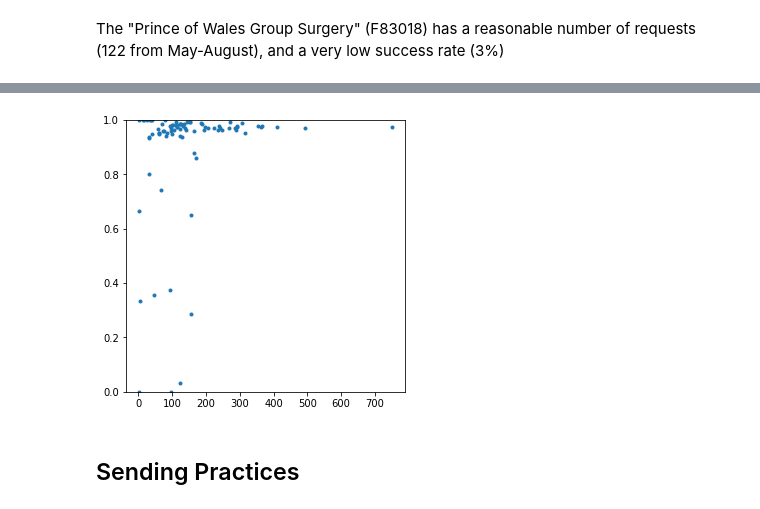
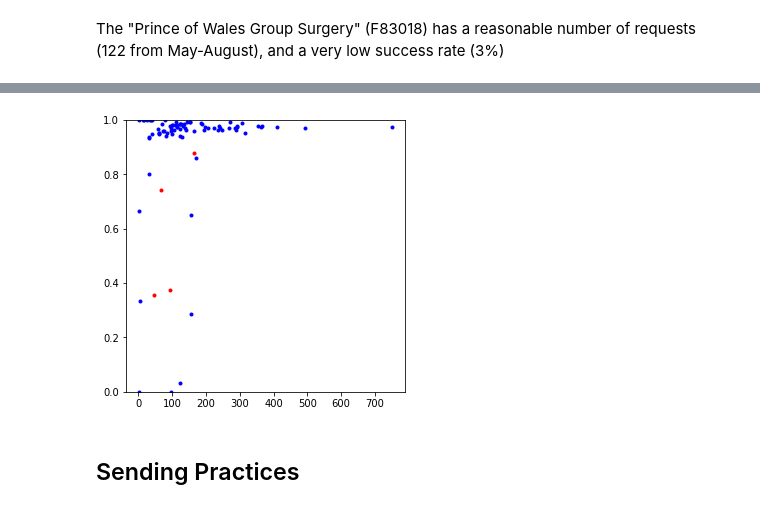
Before and after one commit to nhsconnect/prm-gp2gp-data-sandbox, a Jupyter notebook: notebooks/01-PRMT-365--GP2GP-transaction-and-failure-volume.ipynb, the cells around one changed output, grey strips where cells are left out. Drawn from its saved outputs; the diff is of its cells as text; code cells hidden in the pictures.

```diff
--- a/notebooks/01-PRMT-365--GP2GP-transaction-and-failure-volume.ipynb
+++ b/notebooks/01-PRMT-365--GP2GP-transaction-and-failure-volume.ipynb
@@ -52,0 +73,3 @@ import data
+# %%
+def select_supplier(supplier):
+    return lambda df: df["Supplier"] == supplier
@@ -71,9 +111,14 @@ ods_lookup = pd.read_csv(
 # %%
-requestor_view_aggregated_over_time = requestor_view.groupby(by="RequestorODS").sum()[
-    ["RegistrationCount", "RequestCount", "IntegratedCount", "SuppressedCount", "SuccessCount"]
-]
-requestor_view_aggregated_over_time["SuccessRate"] = (requestor_view_aggregated_over_time["SuccessCount"]
-                                                      /requestor_view_aggregated_over_time["RequestCount"])
+requestor_view_aggregated_over_time = (
+    requestor_view
+    .groupby(by="RequestorODS")
+    .sum()
+    [["RegistrationCount", "RequestCount", "IntegratedCount", "SuppressedCount", "SuccessCount"]]
+)
+requestor_view_aggregated_over_time["SuccessRate"] = (
+    requestor_view_aggregated_over_time["SuccessCount"]
+    /requestor_view_aggregated_over_time["RequestCount"]
+)
 requestor_view_aggregated_over_time = pd.merge(
     requestor_view_aggregated_over_time,
     ods_lookup,
@@ -276,12 +422,15 @@ We have contact with people from the "NORTH WEST LONDON COLLABORATION OF CLINICA
 # %% [markdown]
 ## Requesting Practices
 # %%
-nw_london_requesting_practices_view = requestor_view_aggregated_over_time.loc[
-    requestor_view_aggregated_over_time["Postcode"].str.contains('^NW', regex=True, na=False)
-].sort_values(by="SuccessRate", ascending=True)
+nw_london_requesting_practices_view = (
+    requestor_view_aggregated_over_time
+    .loc[lambda df: df["Postcode"].str.contains('^NW', regex=True, na=False)]
+    .sort_values(by="SuccessRate", ascending=True)
+)
 
 nw_london_requesting_practices_view[
-    ["Name", "ContactTelephoneNumber", "Postcode", "RegistrationCount", "RequestCount", "IntegratedCount", "SuppressedCount", "SuccessCount", "SuccessRate"]
+    ["Name", "ContactTelephoneNumber", "Postcode",
+     "RegistrationCount", "RequestCount", "IntegratedCount", "SuppressedCount", "SuccessCount", "SuccessRate"]
 ]
 # %% [output]
 |  | Name | ContactTelephoneNumber | Postcode | RegistrationCount | RequestCount | IntegratedCount | ... |
@@ -311,11 +461,22 @@ PrescribingSetting                                      4
 Name: F83018, dtype: object
 [figure]
 # %%
-plt.figure(figsize=(5,5))
-plt.plot(nw_london_requesting_practices_view.RequestCount, nw_london_requesting_practices_view.SuccessRate, marker=".", linestyle="");
+plt.figure(figsize=(5,5));
+plt.plot(
+    nw_london_requesting_practices_view.loc[select_supplier("EMIS")]["RequestCount"],
+    nw_london_requesting_practices_view.loc[select_supplier("EMIS")]["SuccessRate"],
+    "b.",
+    nw_london_requesting_practices_view.loc[select_supplier("TPP")]["RequestCount"],
+    nw_london_requesting_practices_view.loc[select_supplier("TPP")]["SuccessRate"],
+    "r.",
+    nw_london_requesting_practices_view.loc[select_supplier("Unknown")]["RequestCount"],
+    nw_london_requesting_practices_view.loc[select_supplier("Unknown")]["SuccessRate"],
+    "k.",
+    linestyle=""
+);
 plt.ylim((0, 1));
 # %% [output]
-[figure, old version]
+[figure, new version]
 # %% [markdown]
 ## Sending Practices
 # %%
```
Also changed, not shown: parts of 30 cells of this notebook, 2 other files.
